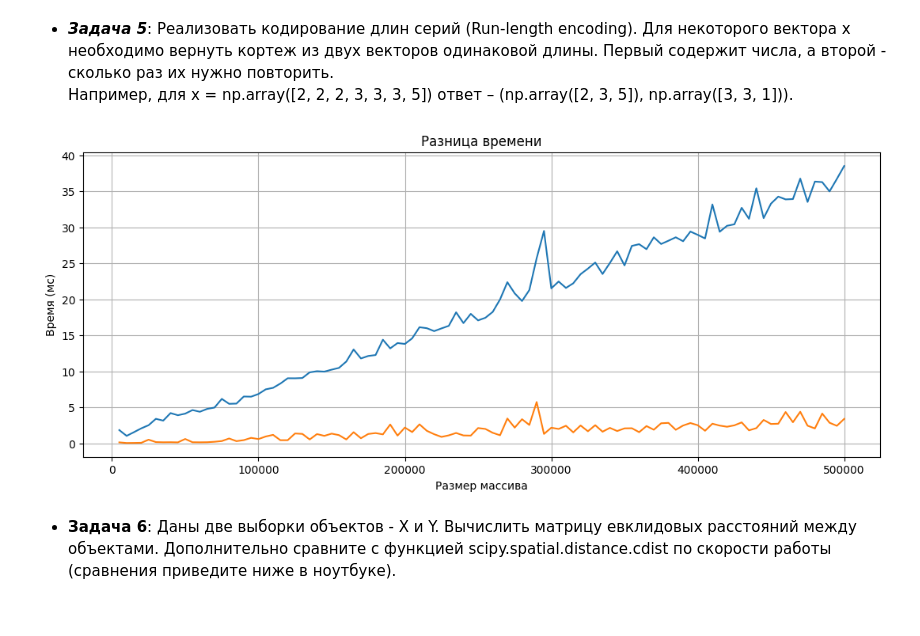
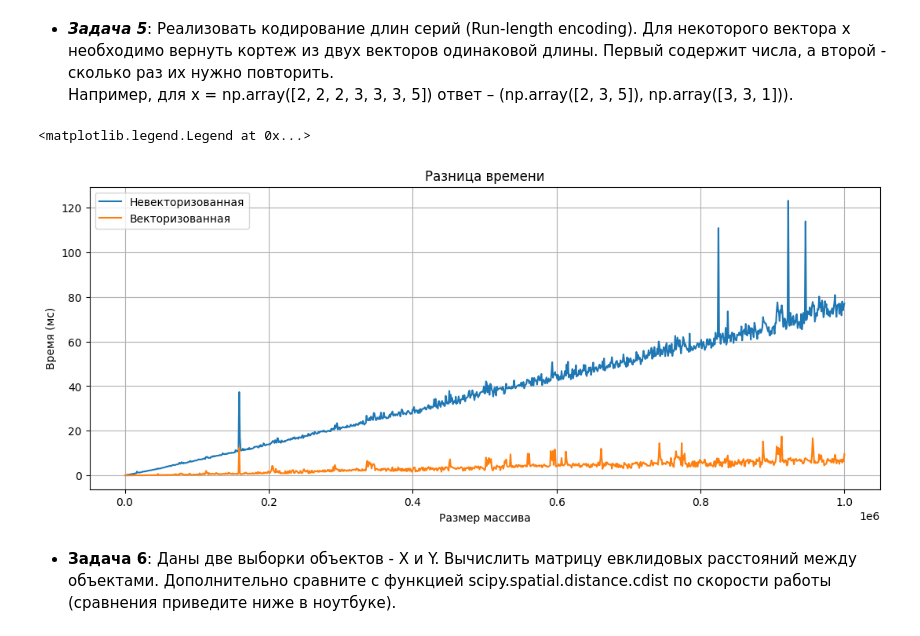
Before and after one commit to Larong11/AESC_ML, a Jupyter notebook: task 1/task1_numpy_practive.ipynb, the cells around one changed output. Cells and saved outputs as stored; diff of their text form; code cells hidden in the pictures.

```diff
--- a/task 1/task1_numpy_practive.ipynb
+++ b/task 1/task1_numpy_practive.ipynb
@@ -25,10 +25,9 @@ import time
 importlib.reload(functions)
 importlib.reload(functions_vectorized)
 
-
-data_size = np.array([1000])
-for i in range(2000, 40001, 1000):
-    data_size = np.append(data_size, i)
+data_size = []
+for i in range(1000, 40001, 1000):
+    data_size.append(i)
 time_non_vectorized = np.zeros(len(data_size))
 time_vectorized = np.zeros(len(data_size))
 
@@ -51,5 +50,6 @@ ax2.set_title(u"Разница времени")
 ax2.set_xlabel(u"Размер массива")
 ax2.set_ylabel(u"Время (мс)")
 ax2.grid()
+ax2.legend()
 # %% [output]
 <matplotlib.legend.Legend at 0x...>
@@ -70,10 +70,9 @@ import time
 importlib.reload(functions)
 importlib.reload(functions_vectorized)
 
-
-data_size = np.array([1000])
-for i in range(2000, 1000001, 100):
-    data_size = np.append(data_size, i)
+data_size = []
+for i in range(0, 1000001, 500):
+    data_size.append(i)
 time_non_vectorized = np.zeros(len(data_size))
 time_vectorized = np.zeros(len(data_size))
 
@@ -116,9 +115,9 @@ importlib.reload(functions)
 importlib.reload(functions_vectorized)
 
 
-data_size = np.array([1000])
-for i in range(2000, 1000001, 10000):
-    data_size = np.append(data_size, i)
+data_size = []
+for i in range(0, 1000001, 1000):
+    data_size.append(i)
 time_non_vectorized = np.zeros(len(data_size))
 time_vectorized = np.zeros(len(data_size))
 
@@ -141,5 +140,6 @@ ax2.set_title(u"Разница времени")
 ax2.set_xlabel(u"Размер массива")
 ax2.set_ylabel(u"Время (мс)")
 ax2.grid()
+ax2.legend()
 # %% [output]
 <matplotlib.legend.Legend at 0x...>
@@ -160,19 +160,21 @@ importlib.reload(functions_vectorized)
 
 
 data_size = []
-for i in range(1000, 100001, 100):
+for i in range(1000, 4001, 100):
     data_size.append(i)
 time_non_vectorized = np.zeros(len(data_size))
 time_vectorized = np.zeros(len(data_size))
 
 for i in range(0, len(data_size)):
-    x = np.random.randint(100, size=data_size[i])
-    y = np.random.randint(100, size=data_size[i])
+    img = np.random.rand(data_size[i], data_size[i], 3) * 256
+    coefs = np.random.random(3)
 
     t = time.time() * 1000
+    functions.convert_image(img, coefs)
     time_non_vectorized[i] = time.time() * 1000 - t
 
     t = time.time() * 1000
+    functions_vectorized.convert_image(img, coefs)
     time_vectorized[i] = time.time() * 1000 - t
 
 f, ax2 = plt.subplots(1, 1, figsize=(13, 5))  # Create a single subplot
@@ -196,35 +201,37 @@ import matplotlib.pyplot as plt
 import time
 importlib.reload(functions)
 importlib.reload(functions_vectorized)
 
 
 data_size = []
-for i in range(5000, 500001, 5000):
+for i in range(1000, 1000001, 1000):
     data_size.append(i)
 time_non_vectorized = np.zeros(len(data_size))
 time_vectorized = np.zeros(len(data_size))
 
 for i in range(0, len(data_size)):
     x = np.random.randint(-50, 50, size=data_size[i])
 
     t = time.time() * 1000
     functions.run_length_encoding(x)
     time_non_vectorized[i] = time.time() * 1000 - t
 
     t = time.time() * 1000
     functions_vectorized.run_length_encoding(x)
     time_vectorized[i] = time.time() * 1000 - t
 
 f, ax2 = plt.subplots(1, 1, figsize=(13, 5))  # Create a single subplot
 
 ax2.plot(data_size, time_non_vectorized, label=u"Невекторизованная")
 ax2.plot(data_size, time_vectorized, label=u"Векторизованная")
 ax2.set_title(u"Разница времени")
 ax2.set_xlabel(u"Размер массива")
 ax2.set_ylabel(u"Время (мс)")
 ax2.grid()
+ax2.legend()
 # %% [output]
+<matplotlib.legend.Legend at 0x...>
-[figure, old version]
+[figure, new version]
 # %% [markdown]
 
 
```
Also changed, not shown: parts of 4 cells of this notebook, 2 other files.
